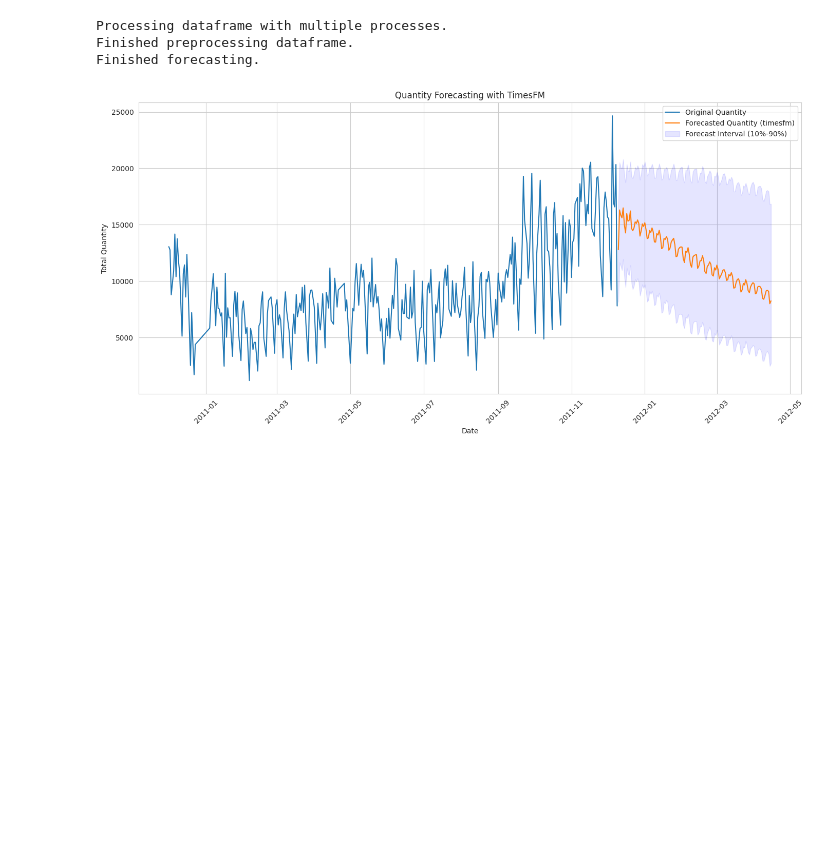
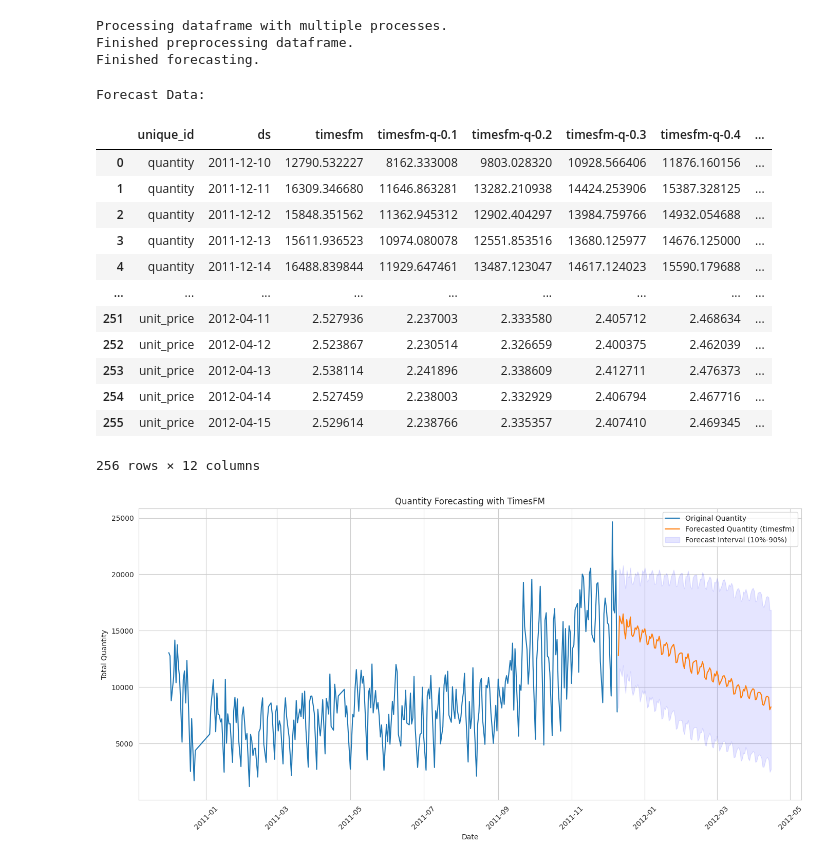
Before and after one commit to Bilal-Ahmad-5/DAF, a Jupyter notebook: DAF.ipynb, the cells around one changed output. Drawn from its saved outputs; the diff is of its cells as text; code cells hidden in the pictures; blank space fills up the shorter version.

```diff
--- a/DAF.ipynb
+++ b/DAF.ipynb
@@ -80,8 +73,0 @@ Data columns (total 8 columns):
-# %%
-print("NULL VALUES:")
-print(df.isnull().sum())
-# Fill rows where 'Description' is null
-df['Description'].fillna(inplace=True, value='') # Fill with empty string as descriptions are text
-
-print("\nNULL VALUES AFTER DROPPING NULL DESCRIPTIONS:")
-print(df.isnull().sum())
@@ -363,6 +312,24 @@ forecast_df = tfm.forecast_on_df(
 Processing dataframe with multiple processes.
 Finished preprocessing dataframe.
 Finished forecasting.
+# %%
+print("Forecast Data:")
+display(forecast_df)
+# %% [output]
+Forecast Data:
+|  | unique_id | ds | timesfm | timesfm-q-0.1 | timesfm-q-0.2 | timesfm-q-0.3 | timesfm-q-0.4 | ... |
+| 0 | quantity | 2011-12-10 | 12790.532227 | 8162.333008 | 9803.028320 | 10928.566406 | 11876.160156 | ... |
+| 1 | quantity | 2011-12-11 | 16309.346680 | 11646.863281 | 13282.210938 | 14424.253906 | 15387.328125 | ... |
+| 2 | quantity | 2011-12-12 | 15848.351562 | 11362.945312 | 12902.404297 | 13984.759766 | 14932.054688 | ... |
+| 3 | quantity | 2011-12-13 | 15611.936523 | 10974.080078 | 12551.853516 | 13680.125977 | 14676.125000 | ... |
+| 4 | quantity | 2011-12-14 | 16488.839844 | 11929.647461 | 13487.123047 | 14617.124023 | 15590.179688 | ... |
+| ... | ... | ... | ... | ... | ... | ... | ... | ... |
+| 251 | unit_price | 2012-04-11 | 2.527936 | 2.237003 | 2.333580 | 2.405712 | 2.468634 | ... |
+| 252 | unit_price | 2012-04-12 | 2.523867 | 2.230514 | 2.326659 | 2.400375 | 2.462039 | ... |
+| 253 | unit_price | 2012-04-13 | 2.538114 | 2.241896 | 2.338609 | 2.412711 | 2.476373 | ... |
+| 254 | unit_price | 2012-04-14 | 2.527459 | 2.238003 | 2.332929 | 2.406794 | 2.467716 | ... |
+| 255 | unit_price | 2012-04-15 | 2.529614 | 2.238766 | 2.335357 | 2.407410 | 2.469345 | ... |
+256 rows × 12 columns
 # %%
 import matplotlib.pyplot as plt
 import seaborn as sns
```
Also changed, not shown: parts of 13 cells of this notebook.
